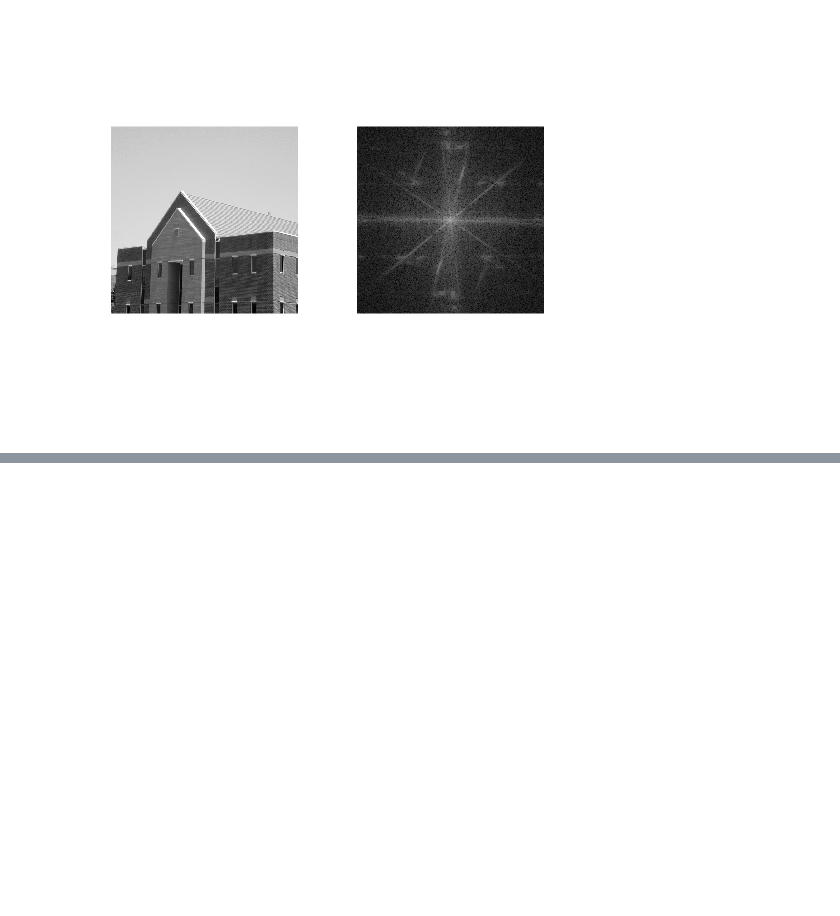
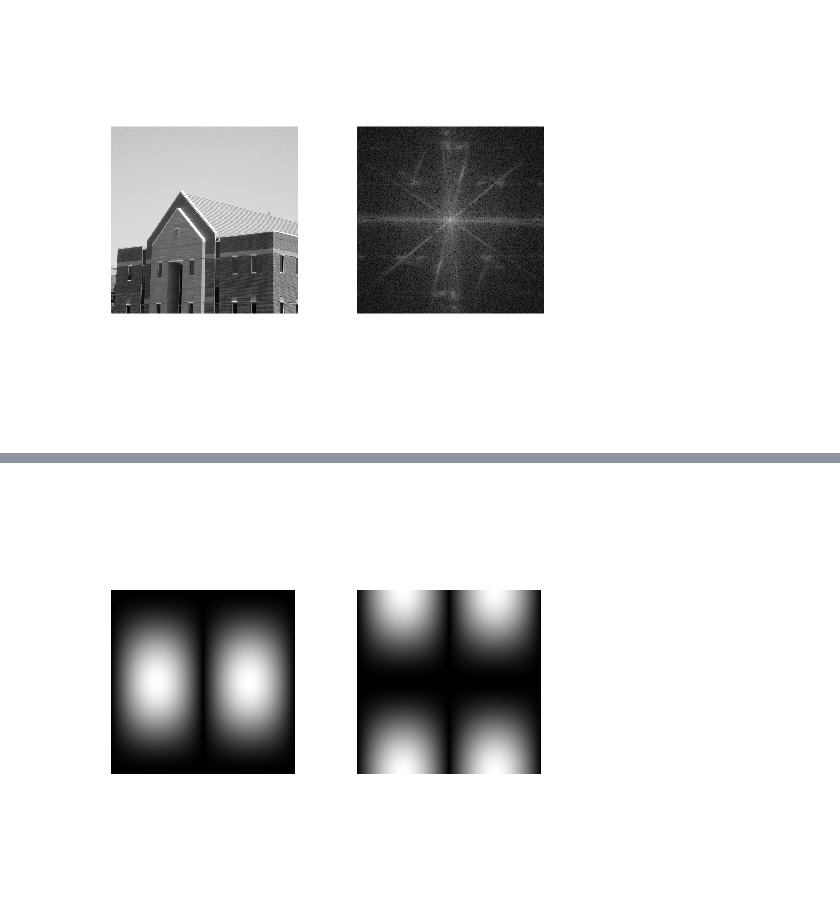
Before and after one commit to SunYufei/dipum2e, a Jupyter notebook: Chapter 3/3.4.ipynb, the cells around one changed output, grey strips where cells are left out. Saved outputs shown, nothing was run; the diff lists cells and outputs as text; code cells hidden in the pictures; blank space fills up the shorter version.

```diff
--- a/Chapter 3/3.4.ipynb
+++ b/Chapter 3/3.4.ipynb
@@ -11,0 +22,11 @@ subplot(122), imshow(S, []);
+# %%
+f = imread('Fig0309(a).tif');
+
+PQ = paddedsize(size(f));
+H = freqz2(h, PQ(1), PQ(2));
+H1 = ifftshift(H)
+
+subplot(121), imshow(abs(H), []);
+subplot(122), imshow(abs(H1), []);
+# %% [output]
+[figure, added]
```
Also changed, not shown: parts of 3 cells of this notebook, 22 other files.
